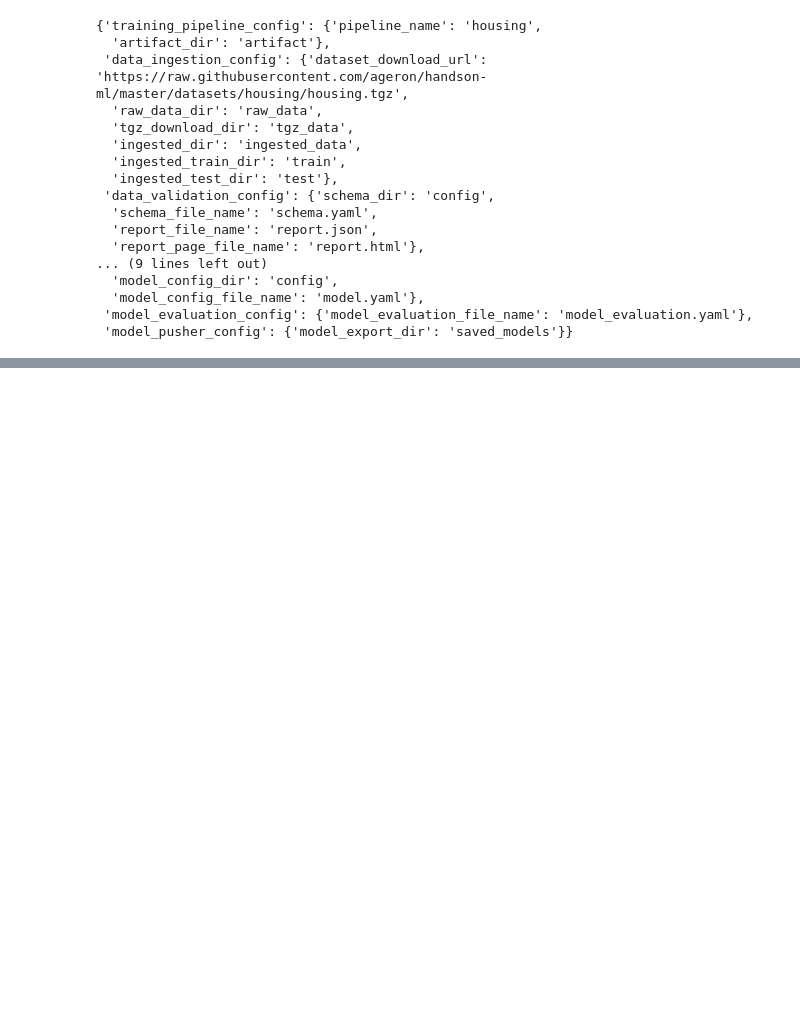
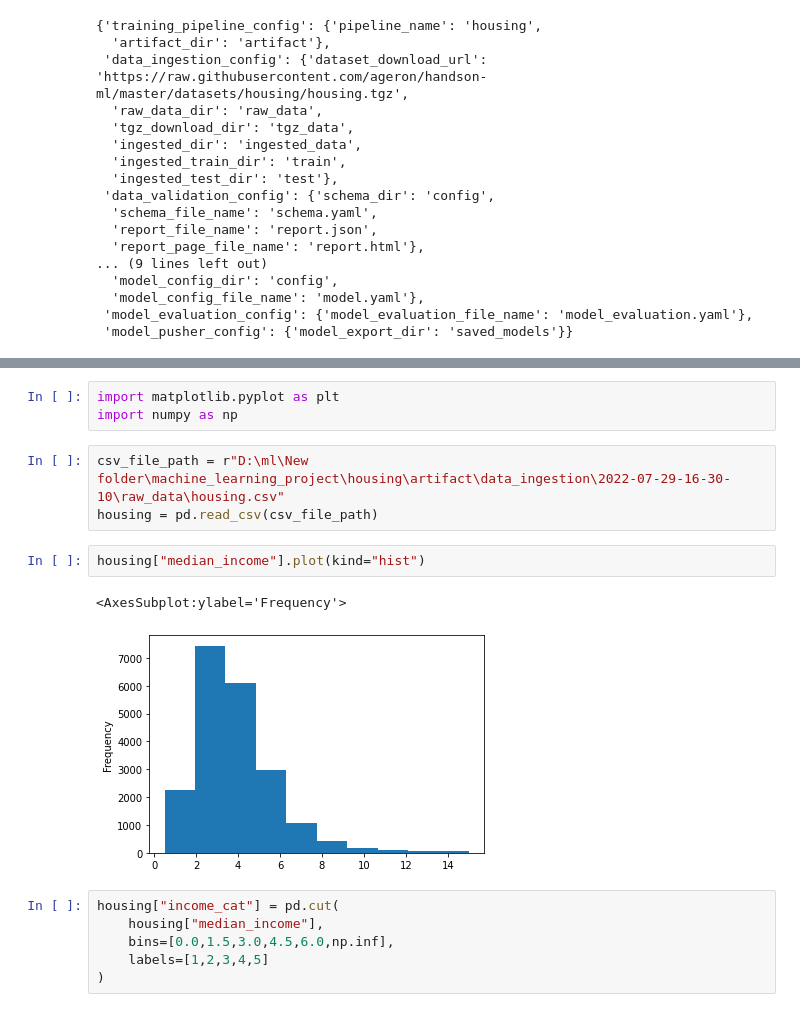
Before and after one commit to nitesh29ns/machine_learning_project, a Jupyter notebook: notebook/example.ipynb, the cells around one changed output, grey strips where cells are left out. Drawn from its saved outputs; the diff is of its cells as text; blank space fills up the shorter version.

```diff
--- a/notebook/example.ipynb
+++ b/notebook/example.ipynb
@@ -122,0 +121,17 @@ Error:
+# %%
+import matplotlib.pyplot as plt
+import numpy as np
+# %%
+csv_file_path = r"D:\ml\New folder\machine_learning_project\housing\artifact\data_ingestion\2022-07-29-16-30-10\raw_data\housing.csv"
+housing = pd.read_csv(csv_file_path)
+# %%
+housing["median_income"].plot(kind="hist")
+# %% [output]
+<AxesSubplot:ylabel='Frequency'>
+[figure, added]
+# %%
+housing["income_cat"] = pd.cut(
+    housing["median_income"],
+    bins=[0.0,1.5,3.0,4.5,6.0,np.inf],
+    labels=[1,2,3,4,5]
+)
```
Also changed, not shown: parts of 24 cells of this notebook, 6 other files.
